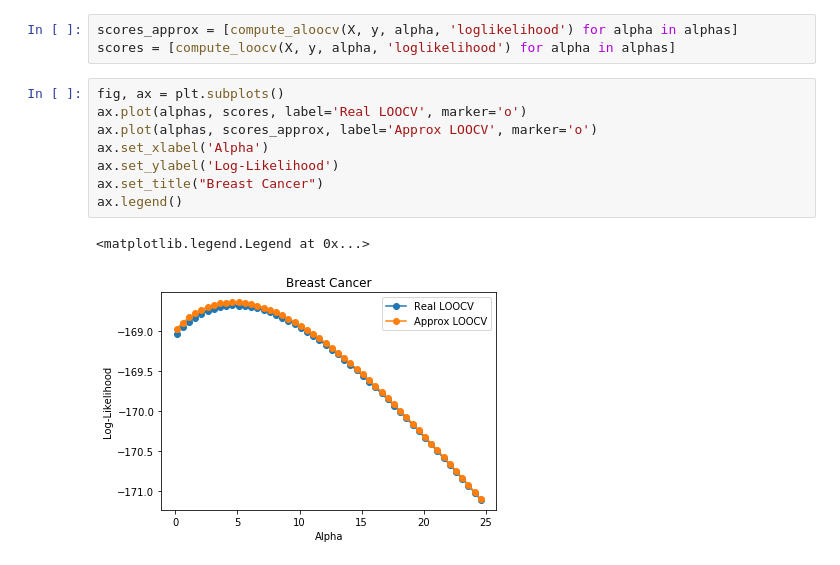
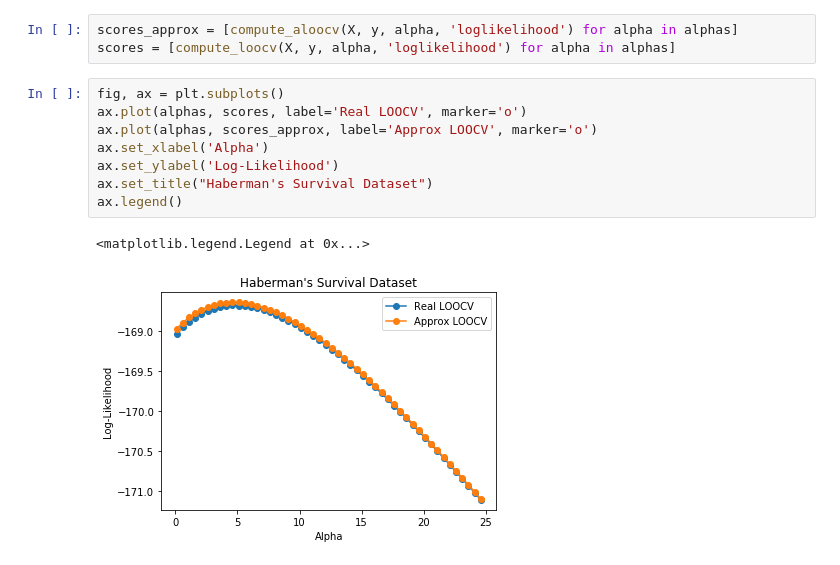
Before and after one commit to rnburn/bbai, a Jupyter notebook: example/logistic_regression/approx_loocv.ipynb, the cells around one changed output. Cells and saved outputs as stored; diff of their text form.

```diff
--- a/example/logistic_regression/approx_loocv.ipynb
+++ b/example/logistic_regression/approx_loocv.ipynb
@@ -138,11 +138,11 @@ scores = [compute_loocv(X, y, alpha, 'loglikelihood') for alpha in alphas]
 # %%
 fig, ax = plt.subplots()
 ax.plot(alphas, scores, label='Real LOOCV', marker='o')
 ax.plot(alphas, scores_approx, label='Approx LOOCV', marker='o')
 ax.set_xlabel('Alpha')
 ax.set_ylabel('Log-Likelihood')
-ax.set_title("Breast Cancer")
+ax.set_title("Haberman's Survival Dataset")
 ax.legend()
 # %% [output]
 <matplotlib.legend.Legend at 0x...>
-[figure, old version]
+[figure, new version]
```
Also changed, not shown: parts of 3 cells of this notebook.
